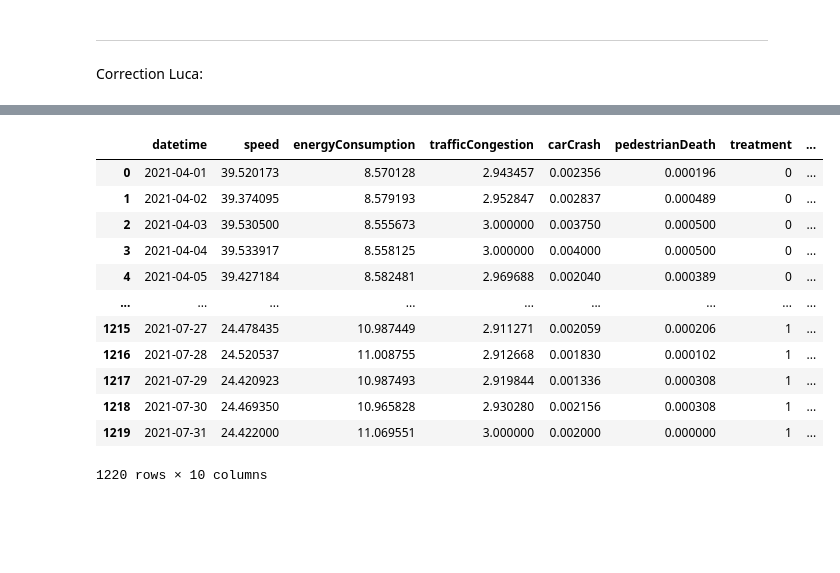
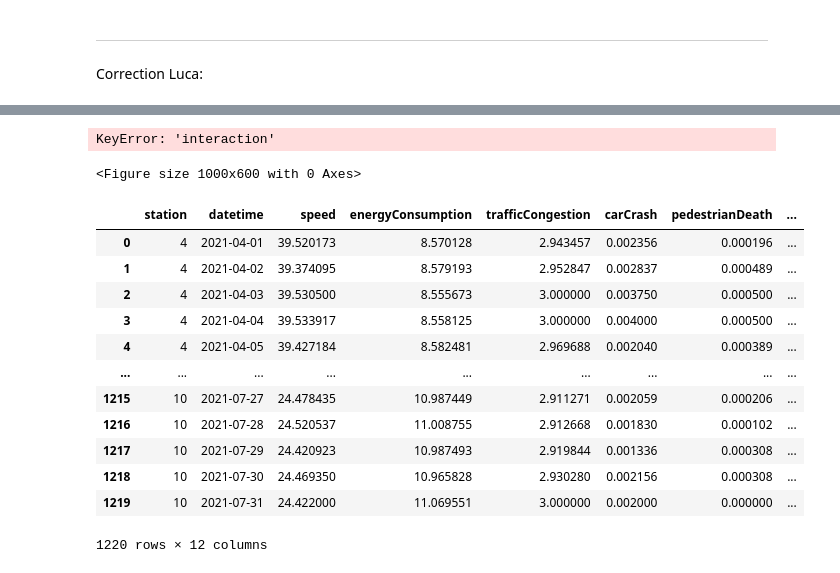
Before and after one commit to leonardohannas/MODS206_TelecomParis, a Jupyter notebook: notebook.ipynb, the cells around one changed output, grey strips where cells are left out. Saved outputs shown, nothing was run; the diff lists cells and outputs as text; code cells hidden in the pictures; blank space fills up the shorter version.

```diff
--- a/notebook.ipynb
+++ b/notebook.ipynb
@@ -333,10 +335,10 @@ stations_city_1
 # City 1
 
 # Control Group (station 4)
-control_group = stations_city_1[stations_city_1['station'].isin([4, 7])].reset_index().drop(columns=['index', 'station'])
+control_group = stations_city_1[stations_city_1['station'].isin([4, 7])].reset_index().drop(columns=['index'])
 
 # Treatment Group (station 1)
-treatment_group = stations_city_1[~stations_city_1['station'].isin([4, 7])].reset_index().drop(columns=['index', 'station'])
+treatment_group = stations_city_1[~stations_city_1['station'].isin([4, 7])].reset_index().drop(columns=['index'])
 # %%
 control_group
 # %% [output]
@@ -394,5 +396,5 @@ diff_in_diff
 # %%
 diff_in_diff['post'] = (diff_in_diff['datetime'] >= '2021-06-01').astype(int)
-diff_in_diff['interaction'] = diff_in_diff['treatment'] * diff_in_diff['post']
+# diff_in_diff['interaction'] = diff_in_diff['treatment'] * diff_in_diff['post']
 diff_in_diff
 # %% [output]
@@ -412,3 +414,12 @@ diff_in_diff
 # %% [markdown]
 ---
 Correction Luca:
+# %%
+# diff_in_diff['week'] = (diff_in_diff['datetime'] - pd.to_datetime('2021-06-01')).dt.days // 7
+# diff_in_diff
+
+diff_in_diff['day'] = (diff_in_diff['datetime'] - pd.to_datetime('2021-06-01')).dt.days
+
+diff_in_diff['interaction'] = diff_in_diff['treatment'] * diff_in_diff['day']
+
+diff_in_diff
@@ -415,17 +471,56 @@ Correction Luca:
+# %%
+# TENTATIVA DE USAR O SKLEARN PRA RODAR A REGRESSAO AO INVES DO STATSMODELS
+
+
+regression_coeffs = []
+coefficients_std = []
+
+
+
+# Loop over each week and run the regression
+for day in range(min(diff_in_diff['day']), max(diff_in_diff['day']) + 1):
+
+    diff_in_diff_day = diff_in_diff[diff_in_diff['day'] == day]
+
+    # model = smf.ols(formula='pedestrianDeath ~ treatment * day', data=diff_in_diff_day).fit()
+    model = LinearRegression().fit(diff_in_diff_day[['treatment', 'day', 'interaction']], diff_in_diff_day['pedestrianDeath'])
+
+    regression_coeffs.append(model.coef_)  # model.intercept_,
+    coefficients_std.append(1e-3)  # model.bse
+
+# Convert lists of series to a DataFrame
+coefficients_df = pd.DataFrame(regression_coeffs)
+coefficients_std_df = pd.DataFrame(coefficients_std)
+
+# Add 'week' to the DataFrames
+coefficients_df['day'] = range(min(diff_in_diff['day']), max(diff_in_diff['day']) + 1)
+coefficients_std_df['day'] = range(min(diff_in_diff['day']), max(diff_in_diff['day']) + 1)
+
+plt.figure(figsize=(10, 6), dpi=100)
+plt.errorbar(coefficients_df['day'], coefficients_df['interaction'],
+             yerr=1e-3, fmt='o', ecolor='g', capthick=2)
+plt.xlabel('Day')
+plt.ylabel('Interaction Coefficient')
+plt.title('Interaction Coefficient by Day')
+plt.show()
+# %% [output]
+KeyError: 'interaction'
+<Figure size 1000x600 with 0 Axes>
 # %%
-diff_in_diff['week'] = (diff_in_diff['datetime'] - pd.to_datetime('2021-06-01')).dt.days // 7
+diff_in_diff['time_to_treat'] = (diff_in_diff['datetime'] - pd.to_datetime('2021-06-01')).dt.days // 7
+diff_in_diff['week'] = diff_in_diff['time_to_treat'] + 9
 diff_in_diff
 # %% [output]
-|  | datetime | speed | energyConsumption | trafficCongestion | carCrash | pedestrianDeath | treatment | ... |
-| 0 | 2021-04-01 | 39.520173 | 8.570128 | 2.943457 | 0.002356 | 0.000196 | 0 | ... |
-| 1 | 2021-04-02 | 39.374095 | 8.579193 | 2.952847 | 0.002837 | 0.000489 | 0 | ... |
-| 2 | 2021-04-03 | 39.530500 | 8.555673 | 3.000000 | 0.003750 | 0.000500 | 0 | ... |
-| 3 | 2021-04-04 | 39.533917 | 8.558125 | 3.000000 | 0.004000 | 0.000500 | 0 | ... |
-| 4 | 2021-04-05 | 39.427184 | 8.582481 | 2.969688 | 0.002040 | 0.000389 | 0 | ... |
+|  | station | datetime | speed | energyConsumption | trafficCongestion | carCrash | pedestrianDeath | ... |
+| 0 | 4 | 2021-04-01 | 39.520173 | 8.570128 | 2.943457 | 0.002356 | 0.000196 | ... |
+| 1 | 4 | 2021-04-02 | 39.374095 | 8.579193 | 2.952847 | 0.002837 | 0.000489 | ... |
+| 2 | 4 | 2021-04-03 | 39.530500 | 8.555673 | 3.000000 | 0.003750 | 0.000500 | ... |
+| 3 | 4 | 2021-04-04 | 39.533917 | 8.558125 | 3.000000 | 0.004000 | 0.000500 | ... |
+| 4 | 4 | 2021-04-05 | 39.427184 | 8.582481 | 2.969688 | 0.002040 | 0.000389 | ... |
 | ... | ... | ... | ... | ... | ... | ... | ... | ... |
-| 1215 | 2021-07-27 | 24.478435 | 10.987449 | 2.911271 | 0.002059 | 0.000206 | 1 | ... |
-| 1216 | 2021-07-28 | 24.520537 | 11.008755 | 2.912668 | 0.001830 | 0.000102 | 1 | ... |
-| 1217 | 2021-07-29 | 24.420923 | 10.987493 | 2.919844 | 0.001336 | 0.000308 | 1 | ... |
-| 1218 | 2021-07-30 | 24.469350 | 10.965828 | 2.930280 | 0.002156 | 0.000308 | 1 | ... |
-| 1219 | 2021-07-31 | 24.422000 | 11.069551 | 3.000000 | 0.002000 | 0.000000 | 1 | ... |
+| 1215 | 10 | 2021-07-27 | 24.478435 | 10.987449 | 2.911271 | 0.002059 | 0.000206 | ... |
+| 1216 | 10 | 2021-07-28 | 24.520537 | 11.008755 | 2.912668 | 0.001830 | 0.000102 | ... |
+| 1217 | 10 | 2021-07-29 | 24.420923 | 10.987493 | 2.919844 | 0.001336 | 0.000308 | ... |
+| 1218 | 10 | 2021-07-30 | 24.469350 | 10.965828 | 2.930280 | 0.002156 | 0.000308 | ... |
+| 1219 | 10 | 2021-07-31 | 24.422000 | 11.069551 | 3.000000 | 0.002000 | 0.000000 | ... |
-1220 rows × 10 columns
+1220 rows × 12 columns
```
Also changed, not shown: parts of 23 cells of this notebook, 4 other files.
